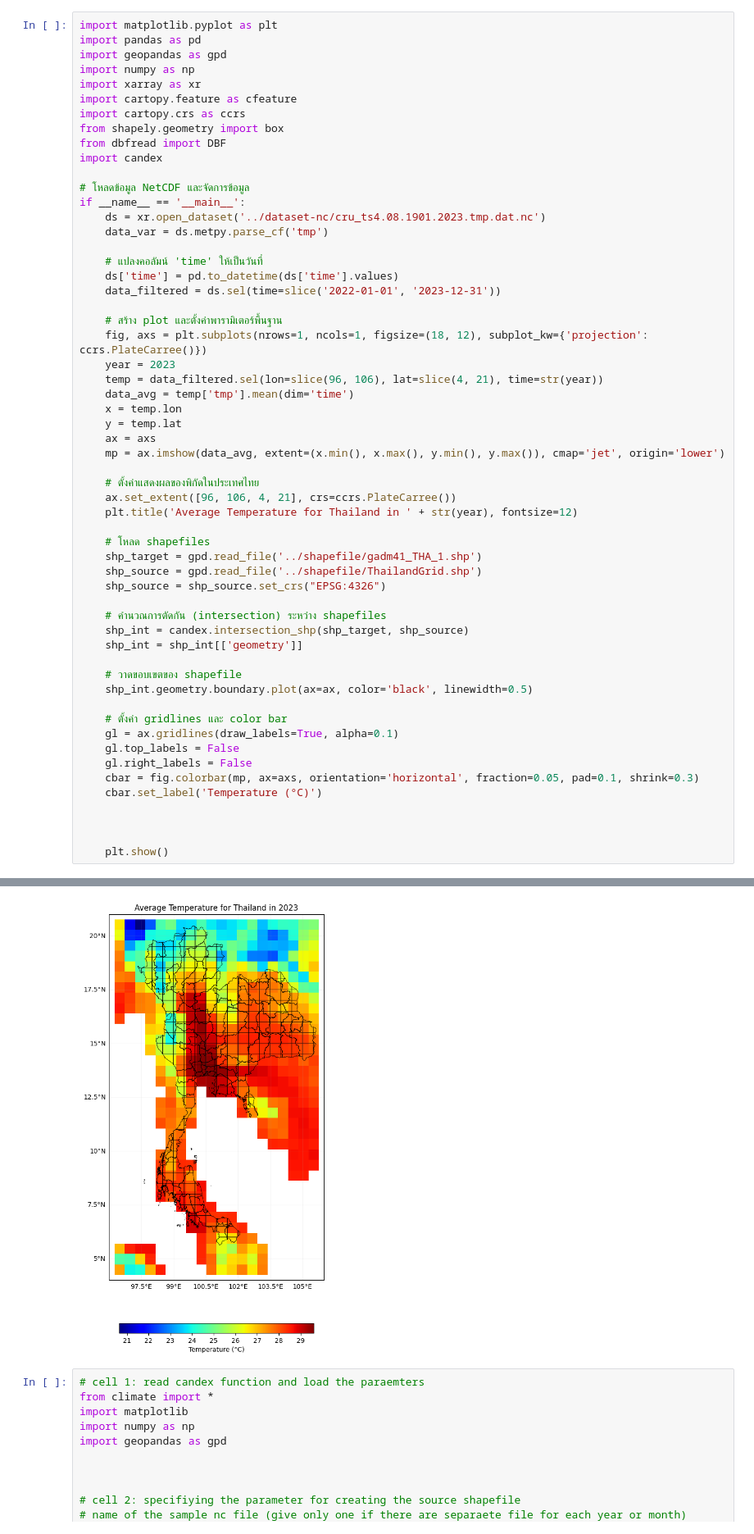
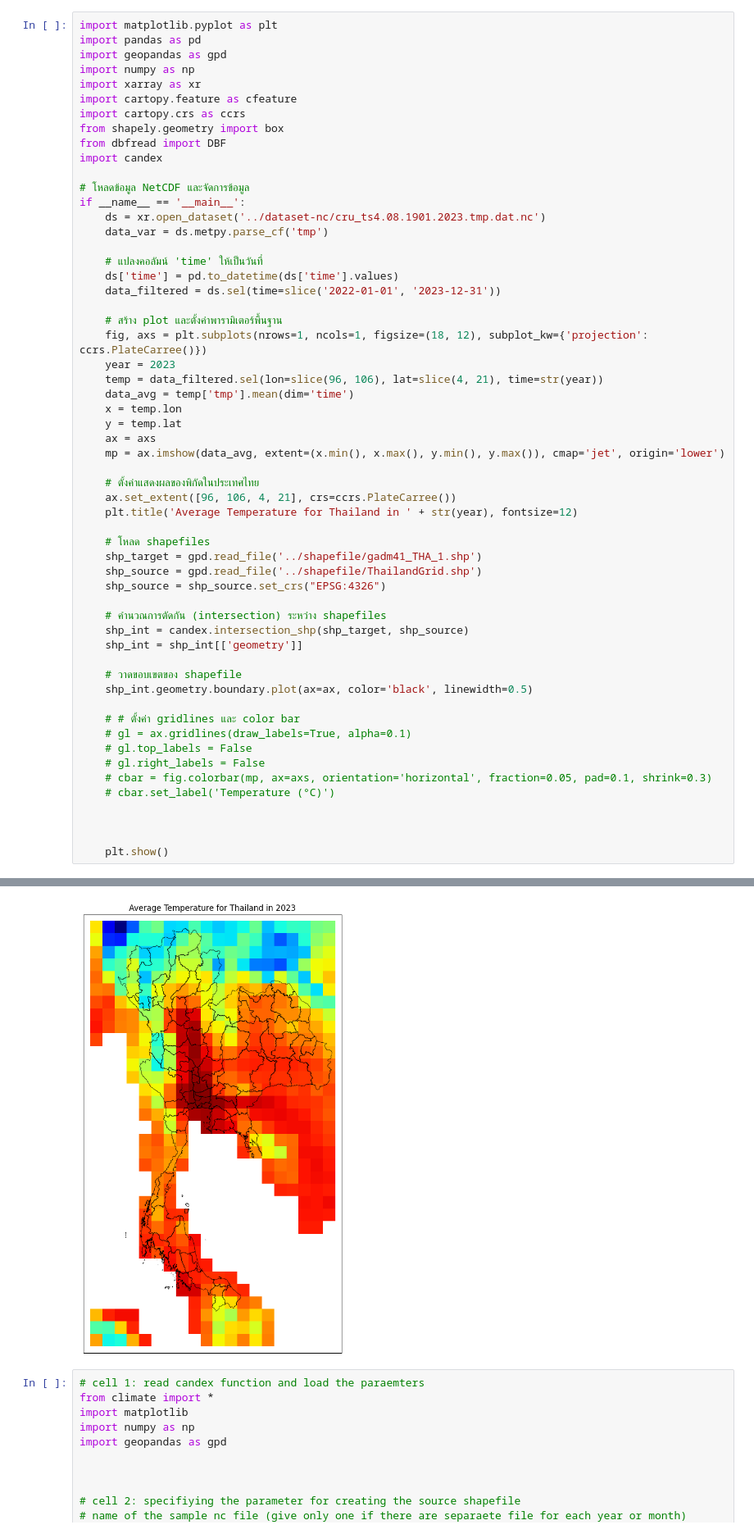
Before and after one commit to supakron-suk/climate-project-app, a Jupyter notebook: src/Python/candex-test1.ipynb, the cells around one changed output, grey strips where cells are left out. Shown at 82% size. Drawn from its saved outputs; the diff is of its cells as text.

```diff
--- a/src/Python/candex-test1.ipynb
+++ b/src/Python/candex-test1.ipynb
@@ -45,12 +45,12 @@ if __name__ == '__main__':
     # วาดขอบเขตของ shapefile
     shp_int.geometry.boundary.plot(ax=ax, color='black', linewidth=0.5)
 
-    # ตั้งค่า gridlines และ color bar
-    gl = ax.gridlines(draw_labels=True, alpha=0.1)
-    gl.top_labels = False
-    gl.right_labels = False
-    cbar = fig.colorbar(mp, ax=axs, orientation='horizontal', fraction=0.05, pad=0.1, shrink=0.3)
-    cbar.set_label('Temperature (°C)')
+    # # ตั้งค่า gridlines และ color bar
+    # gl = ax.gridlines(draw_labels=True, alpha=0.1)
+    # gl.top_labels = False
+    # gl.right_labels = False
+    # cbar = fig.colorbar(mp, ax=axs, orientation='horizontal', fraction=0.05, pad=0.1, shrink=0.3)
+    # cbar.set_label('Temperature (°C)')
 
 
 
@@ -78,4 +78,4 @@ SQLalchemy is not installed. No support for SQL output.
-[figure, old version]
+[figure, new version]
 # %%
 # cell 1: read candex function and load the paraemters
 from climate import *
```
Also changed, not shown: parts of 9 cells of this notebook, 19 other files.
